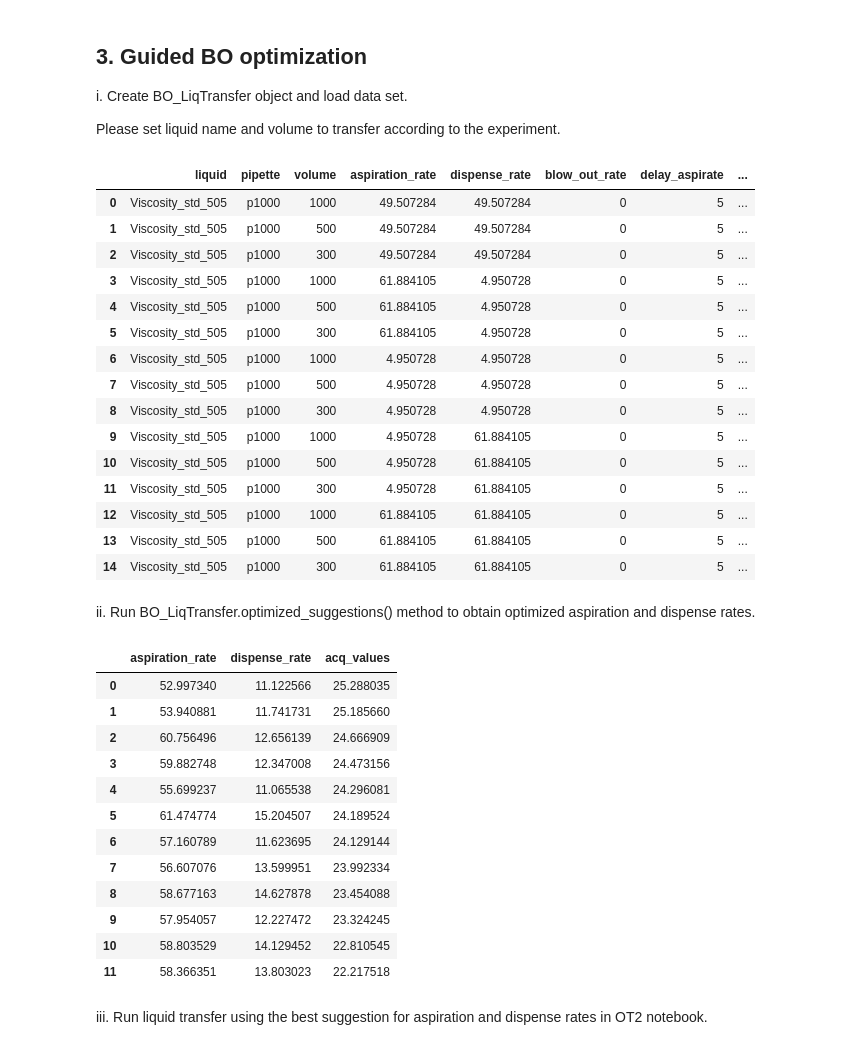
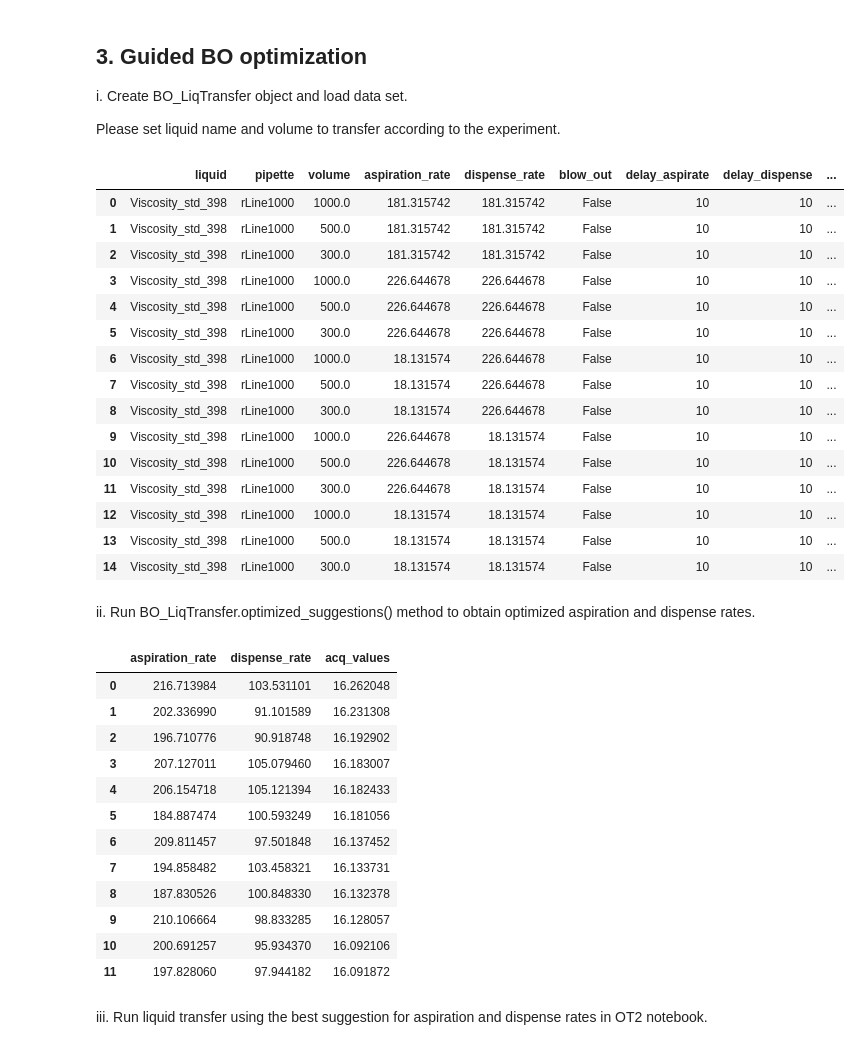
Before and after one commit to Quijanove/viscosity_liquid_transfer_Pablo, a Jupyter notebook: Sartorious_experiments/Code/BOTorch_optimization_individual_volume_Sartorious.ipynb, the cells around one changed output. Saved outputs shown, nothing was run; the diff lists cells and outputs as text; code cells hidden in the pictures.

```diff
--- a/Sartorious_experiments/Code/BOTorch_optimization_individual_volume_Sartorious.ipynb
+++ b/Sartorious_experiments/Code/BOTorch_optimization_individual_volume_Sartorious.ipynb
@@ -122,7 +122,6 @@ class BO_LiqTransfer:
 
     def data_from_csv(self,file_name):
         data = pd.read_csv(file_name)
-        data = data.loc[:,['liquid','pipette','volume','aspiration_rate','dispense_rate','blow_out_rate','delay_aspirate','delay_dispense','delay_blow_out','%error']]
         self.set_data(data)
 
 
@@ -252,29 +269,32 @@ i.   Create BO_LiqTransfer object and load data set.
 Please set liquid name and volume to transfer according to the experiment.
 # %%
 # Change according to experiment
-liquid_name = 'Viscosity_std_398'
-density =
+std = '398'
+liquid_name = 'Viscosity_std_' + std
+density = 0.8672
+pipette_name = 'rLine1000'
 # Do not change
 liq = BO_LiqTransfer(liquid_name)
-liq.data_from_csv('initialization.csv')
+folder = (r"C:\Users\admin\Documents\GitHub\viscosity_liquid_transfer_Pablo\Sartorious_experiments\Initialisation_Data")
+liq.data_from_csv(folder+r'/'+'Initialisation_'+std+'.csv')
 liq._data
 # %% [output]
-|  | liquid | pipette | volume | aspiration_rate | dispense_rate | blow_out_rate | delay_aspirate | ... |
-| 0 | Viscosity_std_505 | p1000 | 1000 | 49.507284 | 49.507284 | 0 | 5 | ... |
-| 1 | Viscosity_std_505 | p1000 | 500 | 49.507284 | 49.507284 | 0 | 5 | ... |
-| 2 | Viscosity_std_505 | p1000 | 300 | 49.507284 | 49.507284 | 0 | 5 | ... |
-| 3 | Viscosity_std_505 | p1000 | 1000 | 61.884105 | 4.950728 | 0 | 5 | ... |
-| 4 | Viscosity_std_505 | p1000 | 500 | 61.884105 | 4.950728 | 0 | 5 | ... |
-| 5 | Viscosity_std_505 | p1000 | 300 | 61.884105 | 4.950728 | 0 | 5 | ... |
-| 6 | Viscosity_std_505 | p1000 | 1000 | 4.950728 | 4.950728 | 0 | 5 | ... |
-| 7 | Viscosity_std_505 | p1000 | 500 | 4.950728 | 4.950728 | 0 | 5 | ... |
-| 8 | Viscosity_std_505 | p1000 | 300 | 4.950728 | 4.950728 | 0 | 5 | ... |
-| 9 | Viscosity_std_505 | p1000 | 1000 | 4.950728 | 61.884105 | 0 | 5 | ... |
-| 10 | Viscosity_std_505 | p1000 | 500 | 4.950728 | 61.884105 | 0 | 5 | ... |
-| 11 | Viscosity_std_505 | p1000 | 300 | 4.950728 | 61.884105 | 0 | 5 | ... |
-| 12 | Viscosity_std_505 | p1000 | 1000 | 61.884105 | 61.884105 | 0 | 5 | ... |
-| 13 | Viscosity_std_505 | p1000 | 500 | 61.884105 | 61.884105 | 0 | 5 | ... |
-| 14 | Viscosity_std_505 | p1000 | 300 | 61.884105 | 61.884105 | 0 | 5 | ... |
+|  | liquid | pipette | volume | aspiration_rate | dispense_rate | blow_out | delay_aspirate | delay_dispense | ... |
+| 0 | Viscosity_std_398 | rLine1000 | 1000.0 | 181.315742 | 181.315742 | False | 10 | 10 | ... |
+| 1 | Viscosity_std_398 | rLine1000 | 500.0 | 181.315742 | 181.315742 | False | 10 | 10 | ... |
+| 2 | Viscosity_std_398 | rLine1000 | 300.0 | 181.315742 | 181.315742 | False | 10 | 10 | ... |
+| 3 | Viscosity_std_398 | rLine1000 | 1000.0 | 226.644678 | 226.644678 | False | 10 | 10 | ... |
+| 4 | Viscosity_std_398 | rLine1000 | 500.0 | 226.644678 | 226.644678 | False | 10 | 10 | ... |
+| 5 | Viscosity_std_398 | rLine1000 | 300.0 | 226.644678 | 226.644678 | False | 10 | 10 | ... |
+| 6 | Viscosity_std_398 | rLine1000 | 1000.0 | 18.131574 | 226.644678 | False | 10 | 10 | ... |
+| 7 | Viscosity_std_398 | rLine1000 | 500.0 | 18.131574 | 226.644678 | False | 10 | 10 | ... |
+| 8 | Viscosity_std_398 | rLine1000 | 300.0 | 18.131574 | 226.644678 | False | 10 | 10 | ... |
+| 9 | Viscosity_std_398 | rLine1000 | 1000.0 | 226.644678 | 18.131574 | False | 10 | 10 | ... |
+| 10 | Viscosity_std_398 | rLine1000 | 500.0 | 226.644678 | 18.131574 | False | 10 | 10 | ... |
+| 11 | Viscosity_std_398 | rLine1000 | 300.0 | 226.644678 | 18.131574 | False | 10 | 10 | ... |
+| 12 | Viscosity_std_398 | rLine1000 | 1000.0 | 18.131574 | 18.131574 | False | 10 | 10 | ... |
+| 13 | Viscosity_std_398 | rLine1000 | 500.0 | 18.131574 | 18.131574 | False | 10 | 10 | ... |
+| 14 | Viscosity_std_398 | rLine1000 | 300.0 | 18.131574 | 18.131574 | False | 10 | 10 | ... |
 # %% [markdown]
 
 ii.   Run BO_LiqTransfer.optimized_suggestions() method to obtain optimized aspiration and dispense rates.
@@ -283,18 +303,18 @@ volume = 1000
 liq.optimized_suggestions(volume)
 # %% [output]
 |  | aspiration_rate | dispense_rate | acq_values |
-| 0 | 52.997340 | 11.122566 | 25.288035 |
-| 1 | 53.940881 | 11.741731 | 25.185660 |
-| 2 | 60.756496 | 12.656139 | 24.666909 |
-| 3 | 59.882748 | 12.347008 | 24.473156 |
-| 4 | 55.699237 | 11.065538 | 24.296081 |
-| 5 | 61.474774 | 15.204507 | 24.189524 |
-| 6 | 57.160789 | 11.623695 | 24.129144 |
-| 7 | 56.607076 | 13.599951 | 23.992334 |
-| 8 | 58.677163 | 14.627878 | 23.454088 |
-| 9 | 57.954057 | 12.227472 | 23.324245 |
-| 10 | 58.803529 | 14.129452 | 22.810545 |
-| 11 | 58.366351 | 13.803023 | 22.217518 |
+| 0 | 216.713984 | 103.531101 | 16.262048 |
+| 1 | 202.336990 | 91.101589 | 16.231308 |
+| 2 | 196.710776 | 90.918748 | 16.192902 |
+| 3 | 207.127011 | 105.079460 | 16.183007 |
+| 4 | 206.154718 | 105.121394 | 16.182433 |
+| 5 | 184.887474 | 100.593249 | 16.181056 |
+| 6 | 209.811457 | 97.501848 | 16.137452 |
+| 7 | 194.858482 | 103.458321 | 16.133731 |
+| 8 | 187.830526 | 100.848330 | 16.132378 |
+| 9 | 210.106664 | 98.833285 | 16.128057 |
+| 10 | 200.691257 | 95.934370 | 16.092106 |
+| 11 | 197.828060 | 97.944182 | 16.091872 |
 # %%
 liquids_dict = {
   liquid_name :{
```
Also changed, not shown: parts of 6 cells of this notebook.
